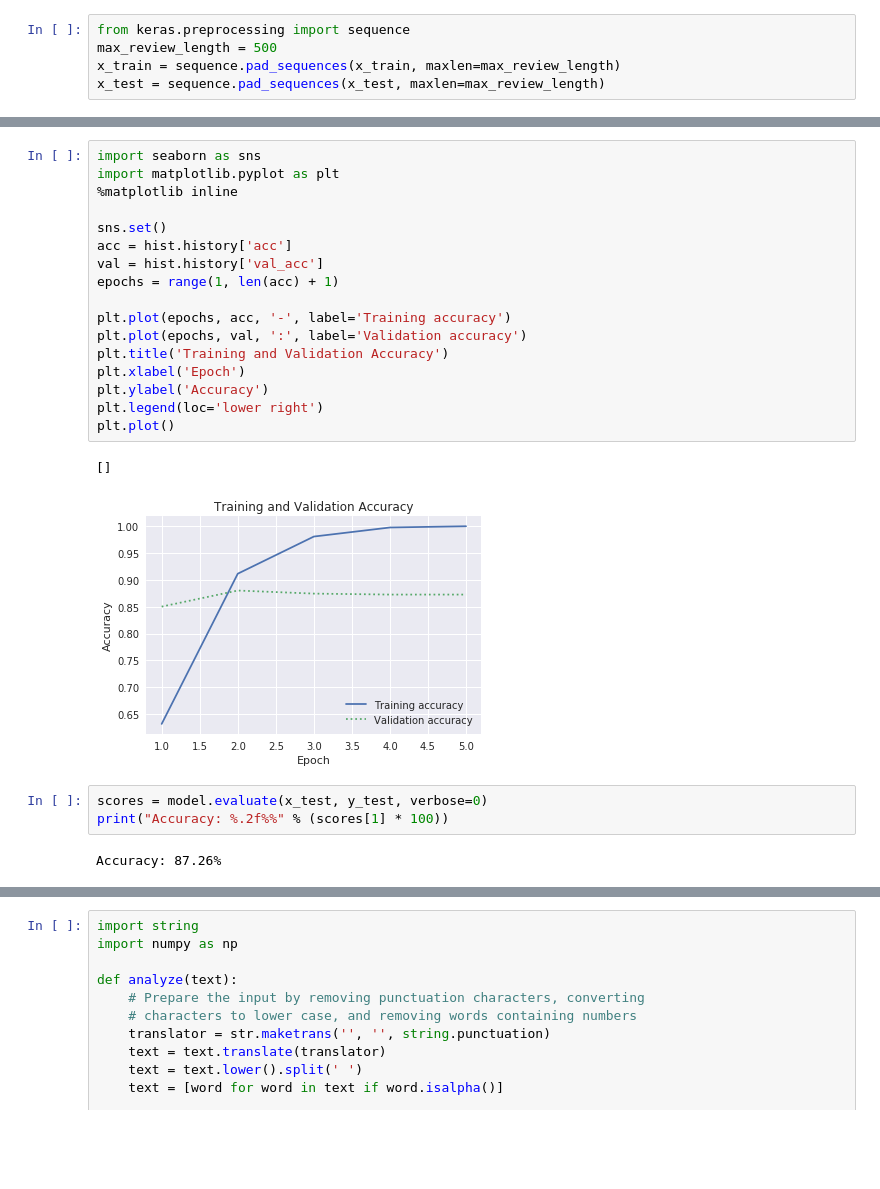
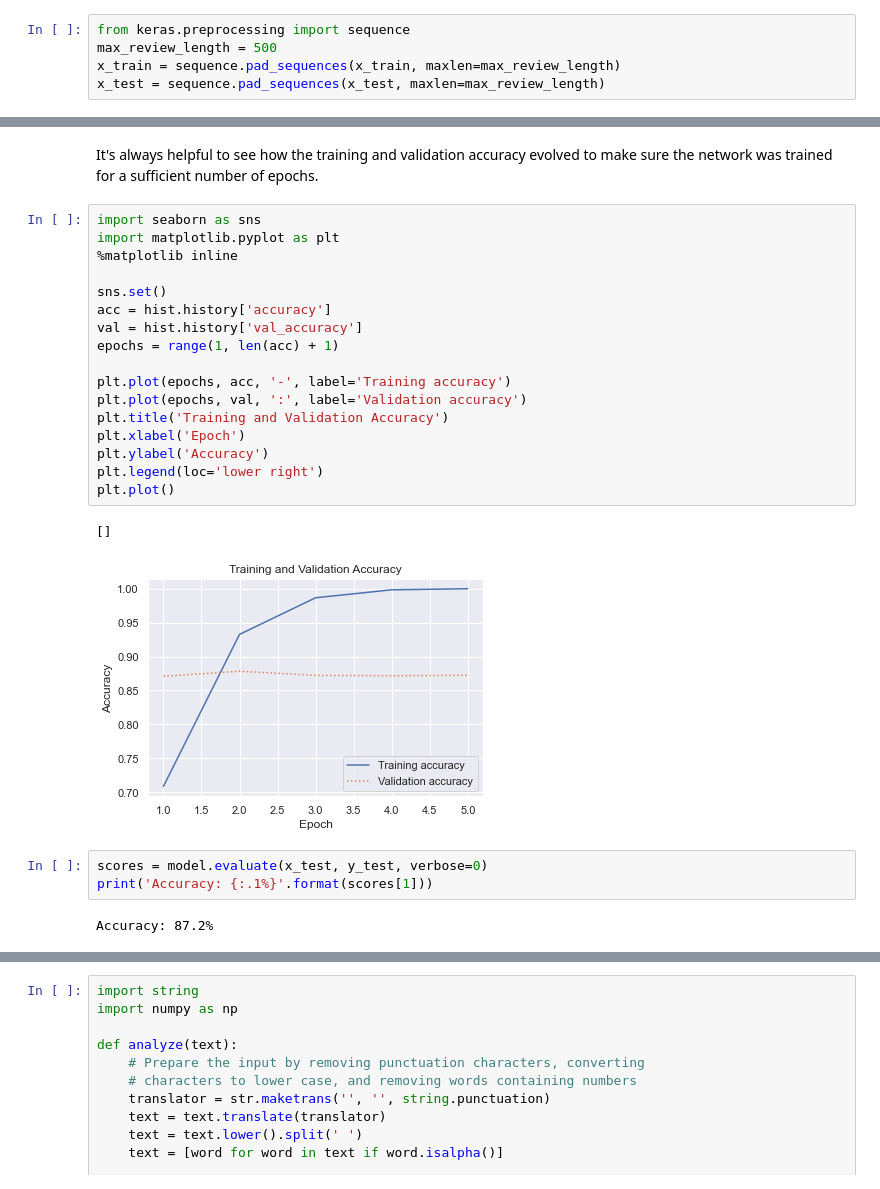
Before and after one commit to jeffprosise/Deep-Learning, a Jupyter notebook: Sentiment Analysis.ipynb, the cells around one changed output, grey strips where cells are left out. Saved outputs shown, nothing was run; the diff lists cells and outputs as text; blank space fills up the shorter version.

```diff
--- a/Sentiment Analysis.ipynb
+++ b/Sentiment Analysis.ipynb
@@ -113,25 +130,27 @@ Epoch 5/5
+# %% [markdown]
+It's always helpful to see how the training and validation accuracy evolved to make sure the network was trained for a sufficient number of epochs.
 # %%
 import seaborn as sns
 import matplotlib.pyplot as plt
 %matplotlib inline
 
 sns.set()
-acc = hist.history['acc']
-val = hist.history['val_acc']
+acc = hist.history['accuracy']
+val = hist.history['val_accuracy']
 epochs = range(1, len(acc) + 1)
 
 plt.plot(epochs, acc, '-', label='Training accuracy')
 plt.plot(epochs, val, ':', label='Validation accuracy')
 plt.title('Training and Validation Accuracy')
 plt.xlabel('Epoch')
 plt.ylabel('Accuracy')
 plt.legend(loc='lower right')
 plt.plot()
 # %% [output]
 []
-[figure, old version]
+[figure, new version]
 # %%
 scores = model.evaluate(x_test, y_test, verbose=0)
-print("Accuracy: %.2f%%" % (scores[1] * 100))
+print('Accuracy: {:.1%}'.format(scores[1]))
 # %% [output]
-Accuracy: 87.26%
+Accuracy: 87.2%
```
Also changed, not shown: parts of 17 cells of this notebook.
